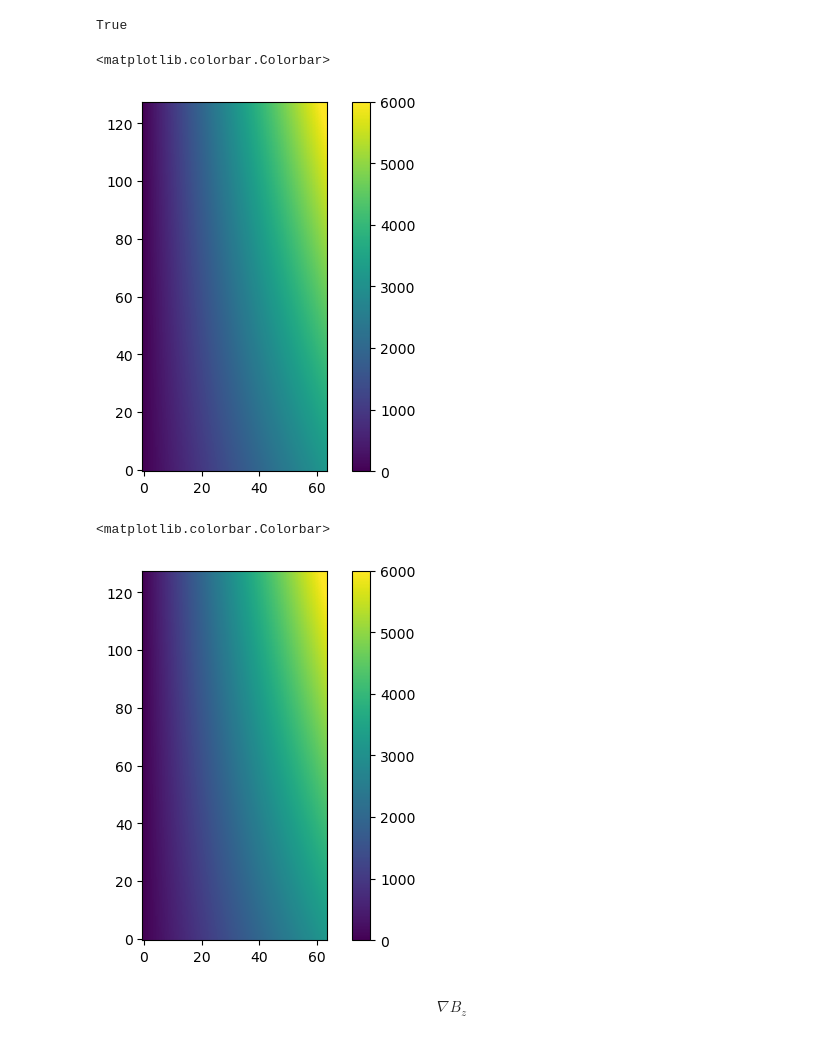
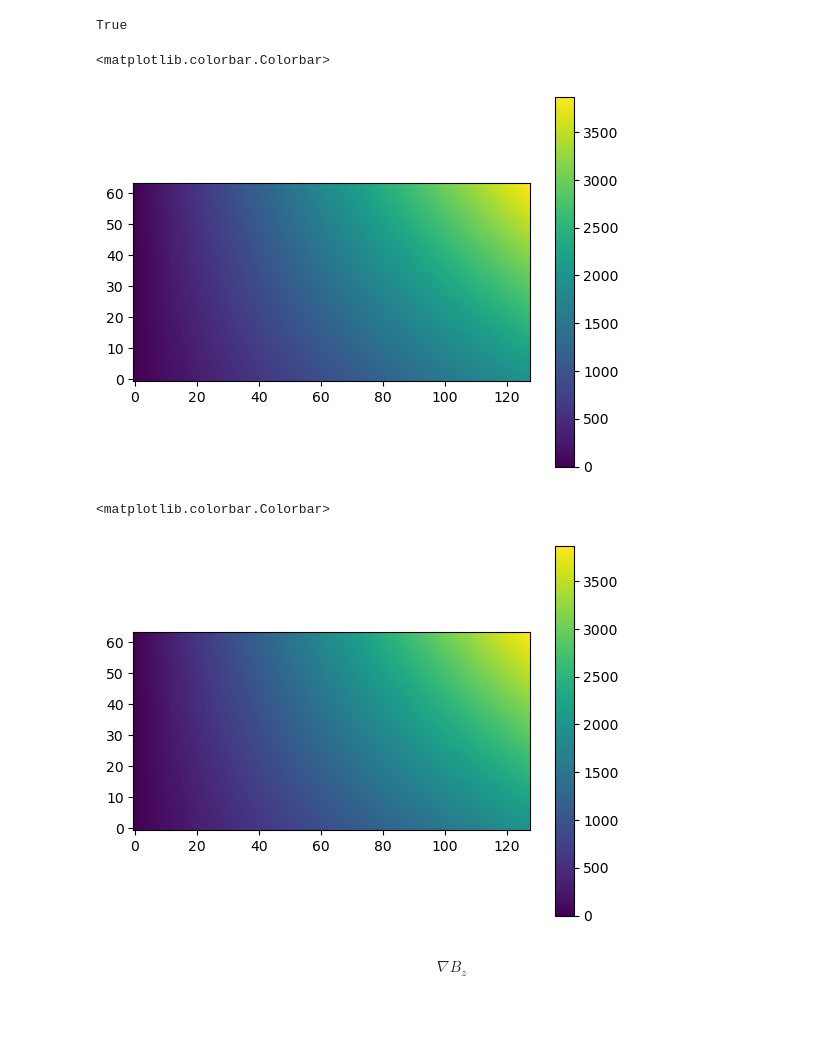
Before and after one commit to mgjeon/2023_zpinn, a Jupyter notebook: nbs/26_evaluation.ipynb, the cells around one changed output. Cells and saved outputs as stored; diff of their text form; code cells hidden in the pictures; blank space fills up the shorter version.

```diff
--- a/nbs/26_evaluation.ipynb
+++ b/nbs/26_evaluation.ipynb
@@ -742,7 +117,7 @@ def vector_map(vector):
 # %%
 import matplotlib.pyplot as plt
 # %%
-Nx, Ny, Nz = 64, 128, 256
+Nx, Ny, Nz = 128, 64, 160
 # %%
 x = np.linspace(0, 1, Nx)
 y = np.linspace(2, 4, Ny)
@@ -898,17 +273,17 @@ np.allclose(gradient_By, gradient_By_nu, atol=1e-3)
 # %% [output]
 True
 # %%
-plt.imshow(vector_map(gradient_By), origin='lower', vmin=0, vmax=6000)
+plt.imshow(vector_map(gradient_By), origin='lower')
 plt.colorbar()
 # %% [output]
 <matplotlib.colorbar.Colorbar>
-[figure, old version]
+[figure, new version]
 # %%
-plt.imshow(vector_map(gradient_By_nu), origin='lower', vmin=0, vmax=6000)
+plt.imshow(vector_map(gradient_By_nu), origin='lower')
 plt.colorbar()
 # %% [output]
 <matplotlib.colorbar.Colorbar>
-[figure, old version]
+[figure, new version]
 # %% [markdown]
 $$
 \nabla B_z
```
Also changed, not shown: parts of 92 cells of this notebook, 13 other files.
